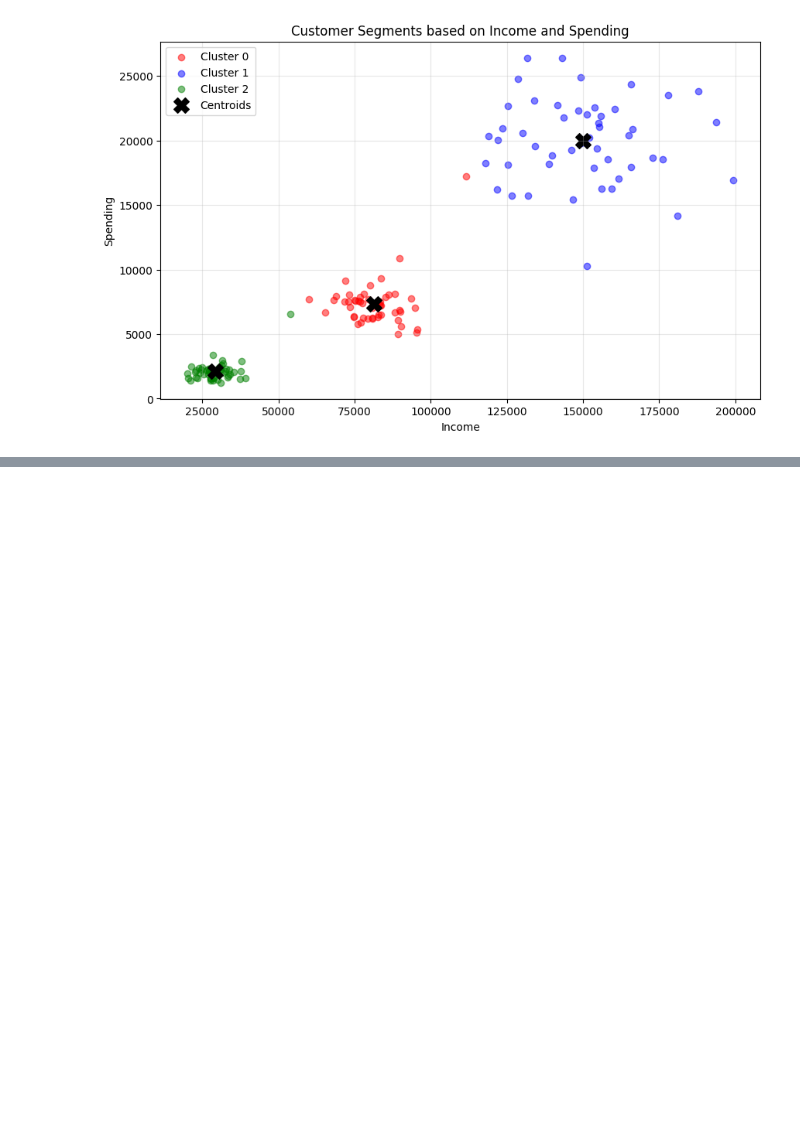
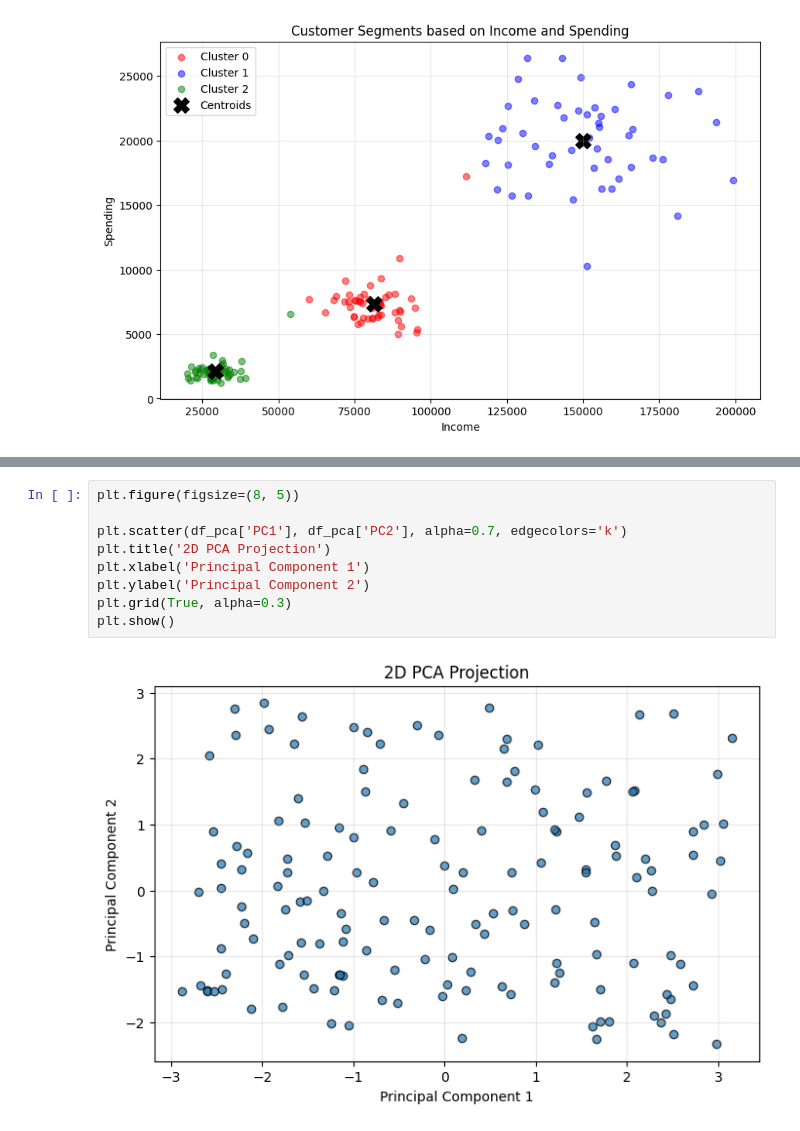
Before and after one commit to alanPalma25/sic-2025-python-ai, a Jupyter notebook: ia_module/classnotes.ipynb, the cells around one changed output, grey strips where cells are left out. Drawn from its saved outputs; the diff is of its cells as text; blank space fills up the shorter version.

```diff
--- a/ia_module/classnotes.ipynb
+++ b/ia_module/classnotes.ipynb
@@ -649,0 +759,11 @@ plt.show()
+# %%
+plt.figure(figsize=(8, 5))
+
+plt.scatter(df_pca['PC1'], df_pca['PC2'], alpha=0.7, edgecolors='k')
+plt.title('2D PCA Projection')
+plt.xlabel('Principal Component 1')
+plt.ylabel('Principal Component 2')
+plt.grid(True, alpha=0.3)
+plt.show()
+# %% [output]
+[figure, added]
```
Also changed, not shown: parts of 7 cells of this notebook.
